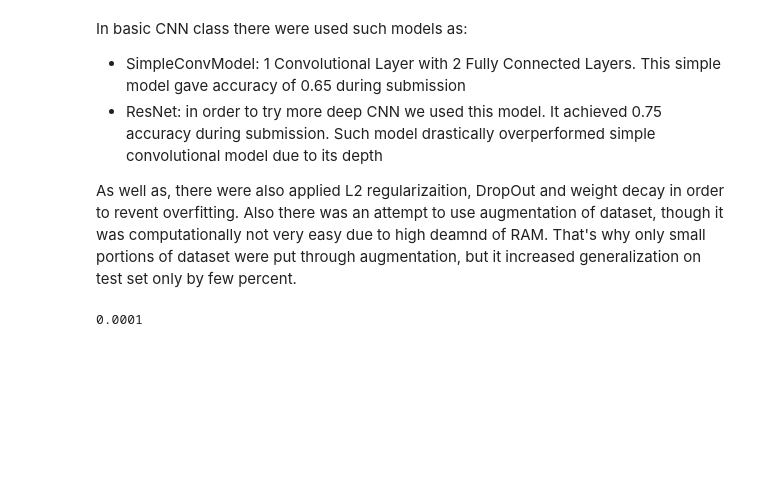
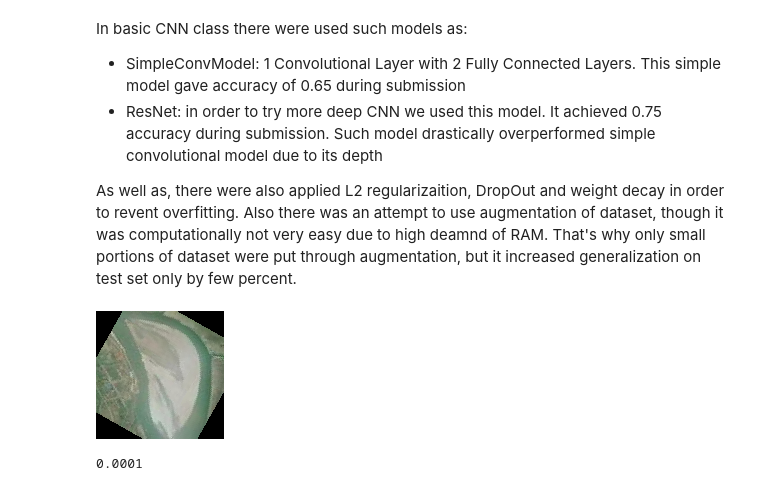
Before and after one commit to lyshuga/TP5, a Jupyter notebook: TP5.ipynb, the cells around one changed output. Cells and saved outputs as stored; diff of their text form; code cells hidden in the pictures; blank space fills up the shorter version.

```diff
--- a/TP5.ipynb
+++ b/TP5.ipynb
@@ -373,6 +364,19 @@ In basic CNN class there were used such models as:
 - ResNet: in order to try more deep CNN we used this model. It achieved 0.75 accuracy during submission. Such model drastically overperformed simple convolutional model due to its depth
 
 As well as, there were also applied L2 regularizaition, DropOut and weight decay in order to revent overfitting. Also there was an attempt to use augmentation of dataset, though it was computationally not very easy due to high deamnd of RAM. That's why only small portions of dataset were put through augmentation, but it increased generalization on test set only by few percent.
+# %%
+import torchvision
+transforms_pytorch = torchvision.transforms.Compose([
+    torchvision.transforms.ToPILImage(),
+    torchvision.transforms.ColorJitter(hue=.05, saturation=.05),
+    torchvision.transforms.RandomHorizontalFlip(50),
+    torchvision.transforms.RandomRotation(50),
+#     torchvision.transforms.ToTensor()
+])
+
+transforms_pytorch(D.data['X_train'][0].reshape(128,128,3))
+# %% [output]
+[figure, added]
 # %%
 import torch
 import torch.nn as nn
```
Also changed, not shown: parts of 5 cells of this notebook.
